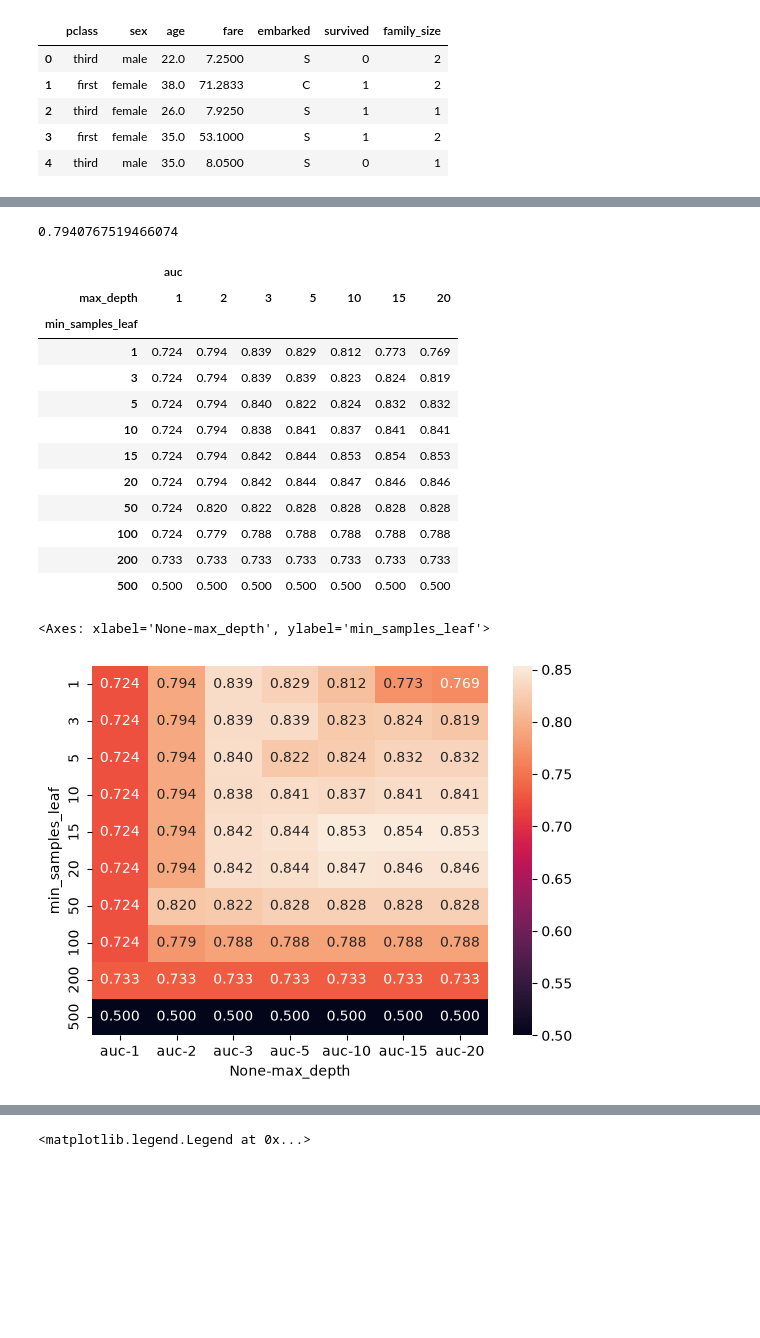
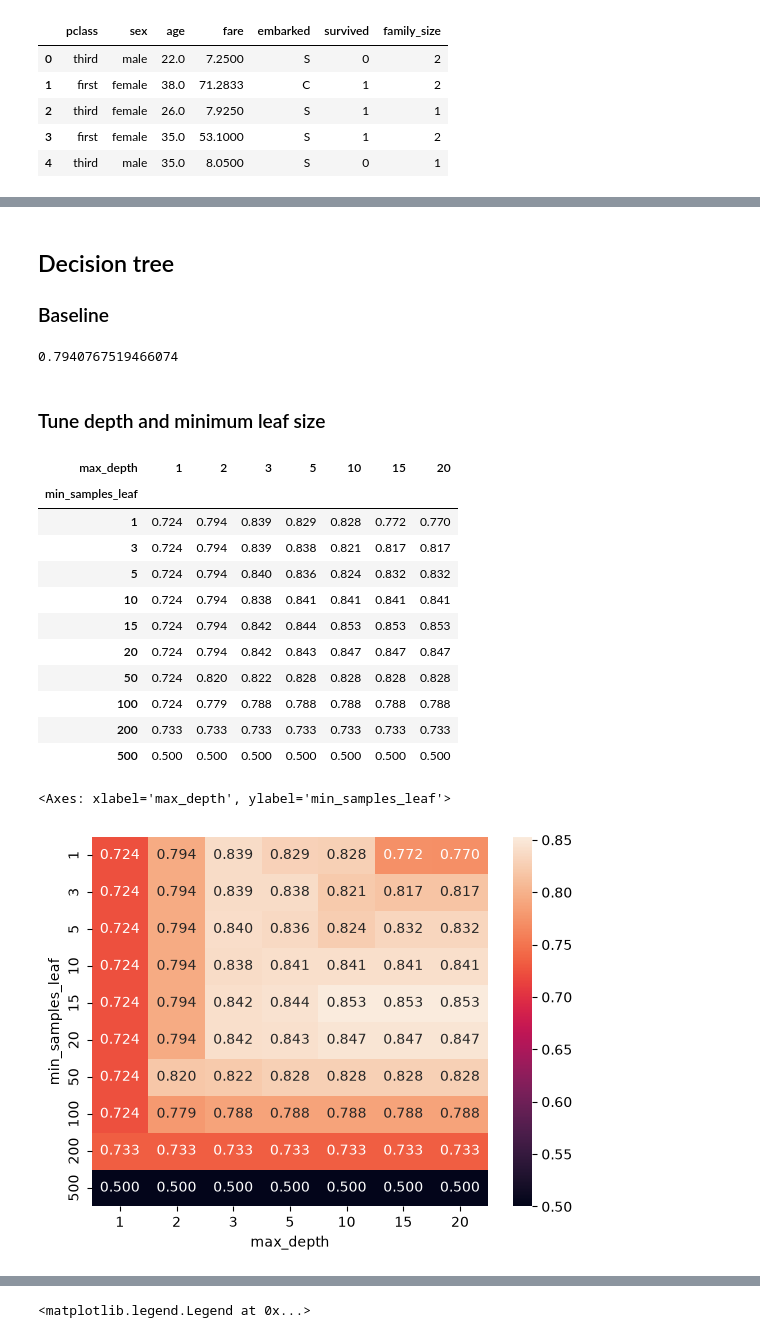
Before and after one commit to Gagun45/titanic-prediction, a Jupyter notebook: notebook.ipynb, the cells around one changed output, grey strips where cells are left out. Saved outputs shown, nothing was run; the diff lists cells and outputs as text; code cells hidden in the pictures; blank space fills up the shorter version.

```diff
--- a/notebook.ipynb
+++ b/notebook.ipynb
@@ -112,49 +122,50 @@ import seaborn as sns
+# %%
+dv = DictVectorizer(sparse=False)
+X_train = dv.fit_transform(train_features.to_dict(orient='records'))
+X_val = dv.transform(val_features.to_dict(orient='records'))
+# %% [markdown]
+## Decision tree
+
+### Baseline
 # %%
-dv = DictVectorizer(sparse=False)
-
-dicts_train = df_train.to_dict(orient='records')
-dicts_val = df_val.to_dict(orient='records')
-X_train = dv.fit_transform(dicts_train)
-dt = DecisionTreeClassifier(max_depth=2)
+dt = DecisionTreeClassifier(max_depth=2, random_state=1)
 dt.fit(X_train, y_train)
-X_val = dv.transform(dicts_val)
-y_pred = dt.predict_proba(X_val)[:,1]
-auc = roc_auc_score(y_val, y_pred)
-print(auc)
+y_pred = dt.predict_proba(X_val)[:, 1]
+roc_auc_score(y_val, y_pred)
 # %% [output]
 0.7940767519466074
+# %% [markdown]
+### Tune depth and minimum leaf size
 # %%
-depths = [1,2,3,5,10,15,20]
-samples_leaf = [1,3,5,10,15,20,50,100, 200, 500]
-scores = []
+depths = [1, 2, 3, 5, 10, 15, 20]
+samples_leaf = [1, 3, 5, 10, 15, 20, 50, 100, 200, 500]
+dt_scores = []
 for d in depths:
     for s in samples_leaf:
-        dt = DecisionTreeClassifier(max_depth=d, min_samples_leaf=s)
+        dt = DecisionTreeClassifier(max_depth=d, min_samples_leaf=s, random_state=1)
         dt.fit(X_train, y_train)
-        X_val = dv.transform(dicts_val)
-        y_pred = dt.predict_proba(X_val)[:,1]
+        y_pred = dt.predict_proba(X_val)[:, 1]
         auc = roc_auc_score(y_val, y_pred)
-        scores.append((d,s,auc))
+        dt_scores.append((d, s, auc))
 columns = ['max_depth', 'min_samples_leaf', 'auc']
-df_scores = pd.DataFrame(scores, columns=columns)
-df_scores_pivot = df_scores.pivot(index='min_samples_leaf', columns=['max_depth'], values=['auc'])
-df_scores_pivot.round(3)
+df_dt_scores = pd.DataFrame(dt_scores, columns=columns)
+df_dt_scores_pivot = df_dt_scores.pivot(index='min_samples_leaf', columns='max_depth', values='auc')
+df_dt_scores_pivot.round(3)
 # %% [output]
-|  | auc |  |  |  |  |  |  |
 | max_depth | 1 | 2 | 3 | 5 | 10 | 15 | 20 |
 | min_samples_leaf |  |  |  |  |  |  |  |
-| 1 | 0.724 | 0.794 | 0.839 | 0.829 | 0.812 | 0.773 | 0.769 |
-| 3 | 0.724 | 0.794 | 0.839 | 0.839 | 0.823 | 0.824 | 0.819 |
-| 5 | 0.724 | 0.794 | 0.840 | 0.822 | 0.824 | 0.832 | 0.832 |
-| 10 | 0.724 | 0.794 | 0.838 | 0.841 | 0.837 | 0.841 | 0.841 |
-| 15 | 0.724 | 0.794 | 0.842 | 0.844 | 0.853 | 0.854 | 0.853 |
-| 20 | 0.724 | 0.794 | 0.842 | 0.844 | 0.847 | 0.846 | 0.846 |
+| 1 | 0.724 | 0.794 | 0.839 | 0.829 | 0.828 | 0.772 | 0.770 |
+| 3 | 0.724 | 0.794 | 0.839 | 0.838 | 0.821 | 0.817 | 0.817 |
+| 5 | 0.724 | 0.794 | 0.840 | 0.836 | 0.824 | 0.832 | 0.832 |
+| 10 | 0.724 | 0.794 | 0.838 | 0.841 | 0.841 | 0.841 | 0.841 |
+| 15 | 0.724 | 0.794 | 0.842 | 0.844 | 0.853 | 0.853 | 0.853 |
+| 20 | 0.724 | 0.794 | 0.842 | 0.843 | 0.847 | 0.847 | 0.847 |
 | 50 | 0.724 | 0.820 | 0.822 | 0.828 | 0.828 | 0.828 | 0.828 |
 | 100 | 0.724 | 0.779 | 0.788 | 0.788 | 0.788 | 0.788 | 0.788 |
 | 200 | 0.733 | 0.733 | 0.733 | 0.733 | 0.733 | 0.733 | 0.733 |
 | 500 | 0.500 | 0.500 | 0.500 | 0.500 | 0.500 | 0.500 | 0.500 |
 # %%
-sns.heatmap(df_scores_pivot, annot=True, fmt='.3f')
+sns.heatmap(df_dt_scores_pivot, annot=True, fmt='.3f')
 # %% [output]
-<Axes: xlabel='None-max_depth', ylabel='min_samples_leaf'>
+<Axes: xlabel='max_depth', ylabel='min_samples_leaf'>
-[figure, old version]
+[figure, new version]
```
Also changed, not shown: parts of 55 cells of this notebook.
